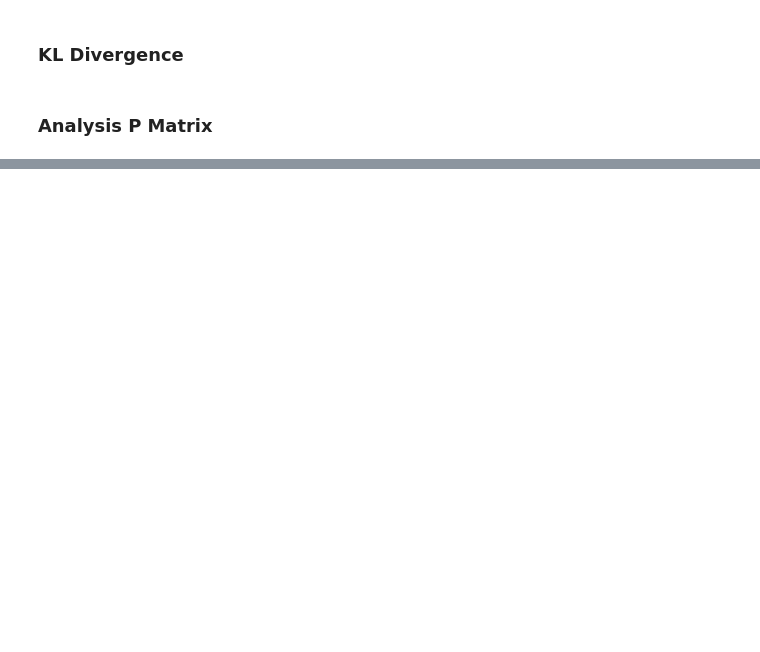
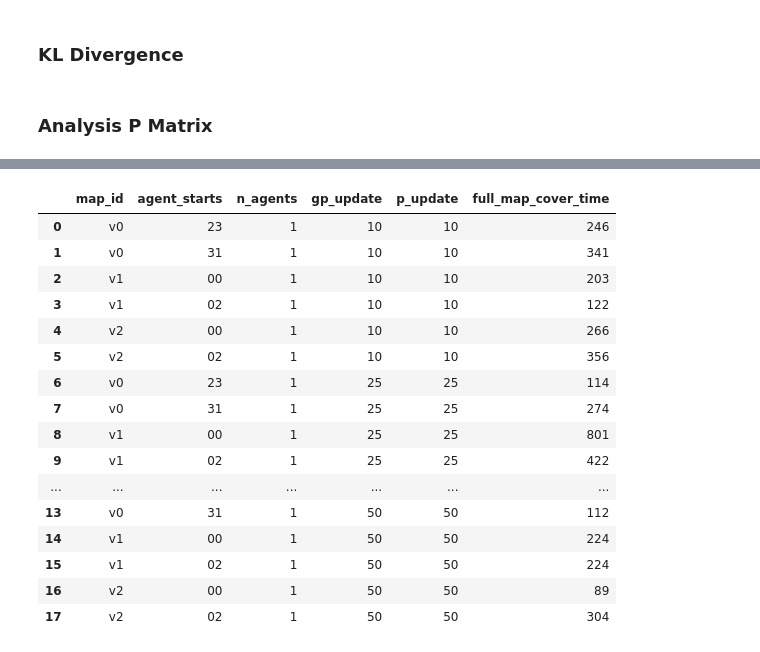
Before and after one commit to sastry-group/MAES, a Jupyter notebook: viz/plot_multiple_methods.ipynb, the cells around one changed output, grey strips where cells are left out. Saved outputs shown, nothing was run; the diff lists cells and outputs as text; code cells hidden in the pictures; blank space fills up the shorter version.

```diff
--- a/viz/plot_multiple_methods.ipynb
+++ b/viz/plot_multiple_methods.ipynb
@@ -1519,0 +1174,57 @@ display(cover_raw_df)
+# %%
+
+cover_rows = []
+
+for run_dir in BATCH_DIR.iterdir():
+    if not run_dir.is_dir():
+        continue
+
+    npz = load_run_npz(run_dir)
+
+    traj_states = npz["traj_states"]
+    n_agents = int(npz["n_agents"])
+    nstates = int(npz["nstates"])
+
+    map_id = extract_map_id_from_name(run_dir.name)
+    agent_starts = extract_start_from_name(run_dir.name)
+
+    cover_time = full_map_cover_time(
+        traj_states=traj_states,
+        nstates=nstates,
+    )
+
+    cover_rows.append({
+        "map_id": map_id,
+        "agent_starts": agent_starts,
+        "n_agents": n_agents,
+        "gp_update": int(npz["gp_update"]),
+        "p_update": int(npz["p_update"]),
+        "full_map_cover_time": cover_time,
+    })
+
+cover_df = (
+    pd.DataFrame(cover_rows)
+    .sort_values(["n_agents", "gp_update", "p_update", "map_id", "agent_starts"])
+    .reset_index(drop=True)
+)
+
+with pd.option_context("display.max_rows", None):
+    display(cover_df)
+# %% [output]
+|  | map_id | agent_starts | n_agents | gp_update | p_update | full_map_cover_time |
+| 0 | v0 | 23 | 1 | 10 | 10 | 246 |
+| 1 | v0 | 31 | 1 | 10 | 10 | 341 |
+| 2 | v1 | 00 | 1 | 10 | 10 | 203 |
+| 3 | v1 | 02 | 1 | 10 | 10 | 122 |
+| 4 | v2 | 00 | 1 | 10 | 10 | 266 |
+| 5 | v2 | 02 | 1 | 10 | 10 | 356 |
+| 6 | v0 | 23 | 1 | 25 | 25 | 114 |
+| 7 | v0 | 31 | 1 | 25 | 25 | 274 |
+| 8 | v1 | 00 | 1 | 25 | 25 | 801 |
+| 9 | v1 | 02 | 1 | 25 | 25 | 422 |
+| ... | ... | ... | ... | ... | ... | ... |
+| 13 | v0 | 31 | 1 | 50 | 50 | 112 |
+| 14 | v1 | 00 | 1 | 50 | 50 | 224 |
+| 15 | v1 | 02 | 1 | 50 | 50 | 224 |
+| 16 | v2 | 00 | 1 | 50 | 50 | 89 |
+| 17 | v2 | 02 | 1 | 50 | 50 | 304 |
```
Also changed, not shown: parts of 23 cells of this notebook, 3 other files.
